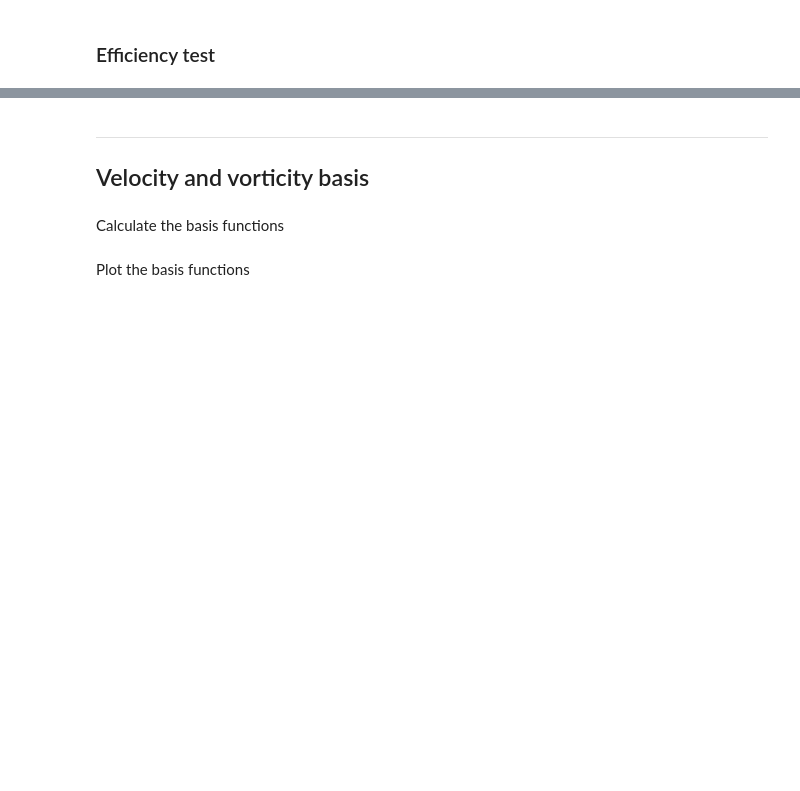
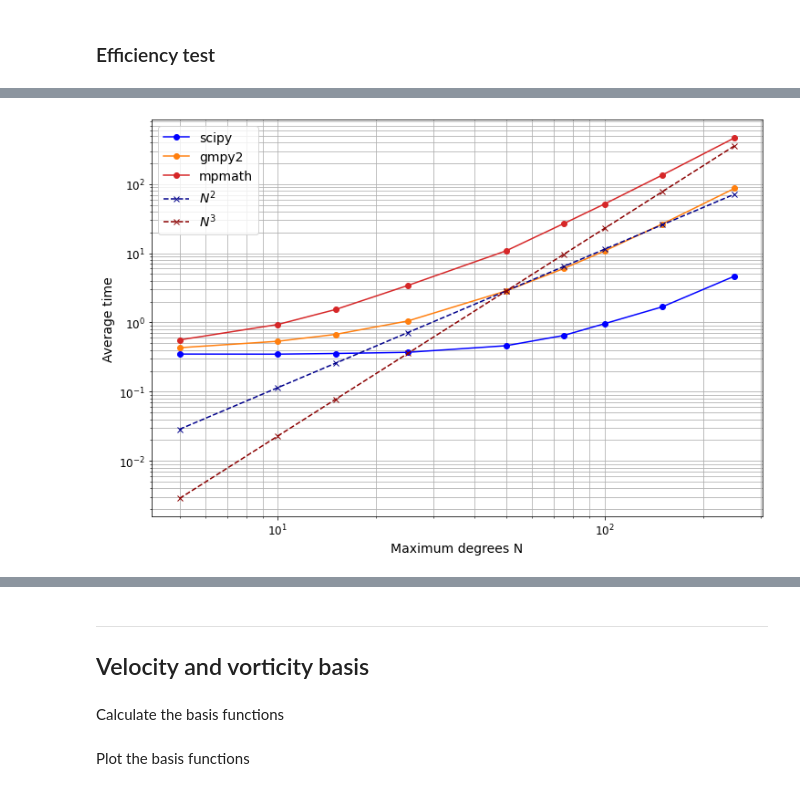
Before and after one commit to GentleMin/PlesioGeostroPy, a Jupyter notebook: Tests.ipynb, the cells around one changed output, grey strips where cells are left out. Cells and saved outputs as stored; diff of their text form; code cells hidden in the pictures; blank space fills up the shorter version.

```diff
--- a/Tests.ipynb
+++ b/Tests.ipynb
@@ -987,0 +1151,20 @@ array([mpfr('4085.438968317579152793869058463802',112),
+# %%
+def params_setup(Nmax):
+    n_trial = [np.arange(2*Nmax + 1)
+        if 'M' in cname else np.arange(Nmax + 1) for cname in cnames]
+    n_test = [np.arange(2*Nmax + 1)
+        if 'M' in fname else np.arange(Nmax + 1) for fname in fnames]
+    return n_trial, n_test
+
+benchmarks = perfplot.bench(
+    setup=params_setup,
+    kernels=[
+        lambda n_trial, n_test: eval_matrix_scipy(n_trial, n_test),
+        lambda n_trial, n_test: eval_matrix_gmpy2(n_trial, n_test),
+        lambda n_trial, n_test: eval_matrix_mpmath(n_trial, n_test),
+    ],
+    labels=["scipy", "gmpy2", "mpmath"],
+    n_range=[5, 10, 15, 25, 50, 75, 100, 150, 250],
+    equality_check=None,
+    show_progress=False
+)
@@ -987,0 +1193,20 @@ array([mpfr('4085.438968317579152793869058463802',112),
+# %%
+fig, ax = plt.subplots(figsize=(12, 8))
+
+color_list=["blue", "tab:orange", "tab:red"]
+
+for i in range(benchmarks.timings_s.shape[0]):
+    ax.loglog(benchmarks.n_range, benchmarks.timings_s[i], 'o-', color=color_list[i], label=benchmarks.labels[i])
+
+ax.loglog(benchmarks.n_range, (benchmarks.timings_s[+1, -5]/benchmarks.n_range[-5]**2)*benchmarks.n_range**2, 'x--', color="darkblue", label=r"$N^2$")
+ax.loglog(benchmarks.n_range, (benchmarks.timings_s[+1, -5]/benchmarks.n_range[-5]**3)*benchmarks.n_range**3, 'x--', color="darkred", label=r"$N^3$")
+
+ax.set_xlabel("Maximum degrees N", fontsize=14)
+ax.set_ylabel("Average time", fontsize=14)
+
+ax.legend(fontsize=14)
+ax.tick_params(axis='both', which='major', labelsize=12)
+ax.grid(which="both")
+plt.show()
+# %% [output]
+[figure, added]
```
Also changed, not shown: parts of 32 cells of this notebook, 5 other files.
